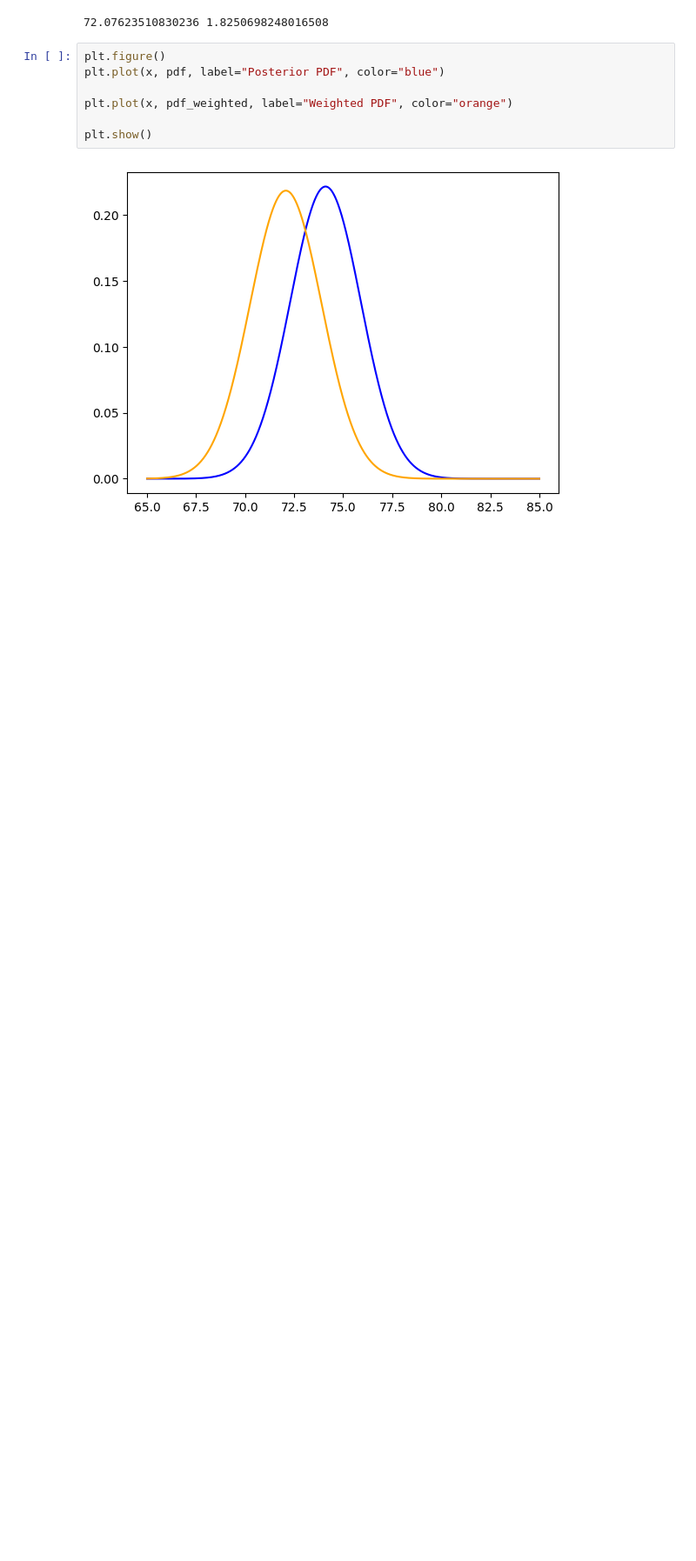
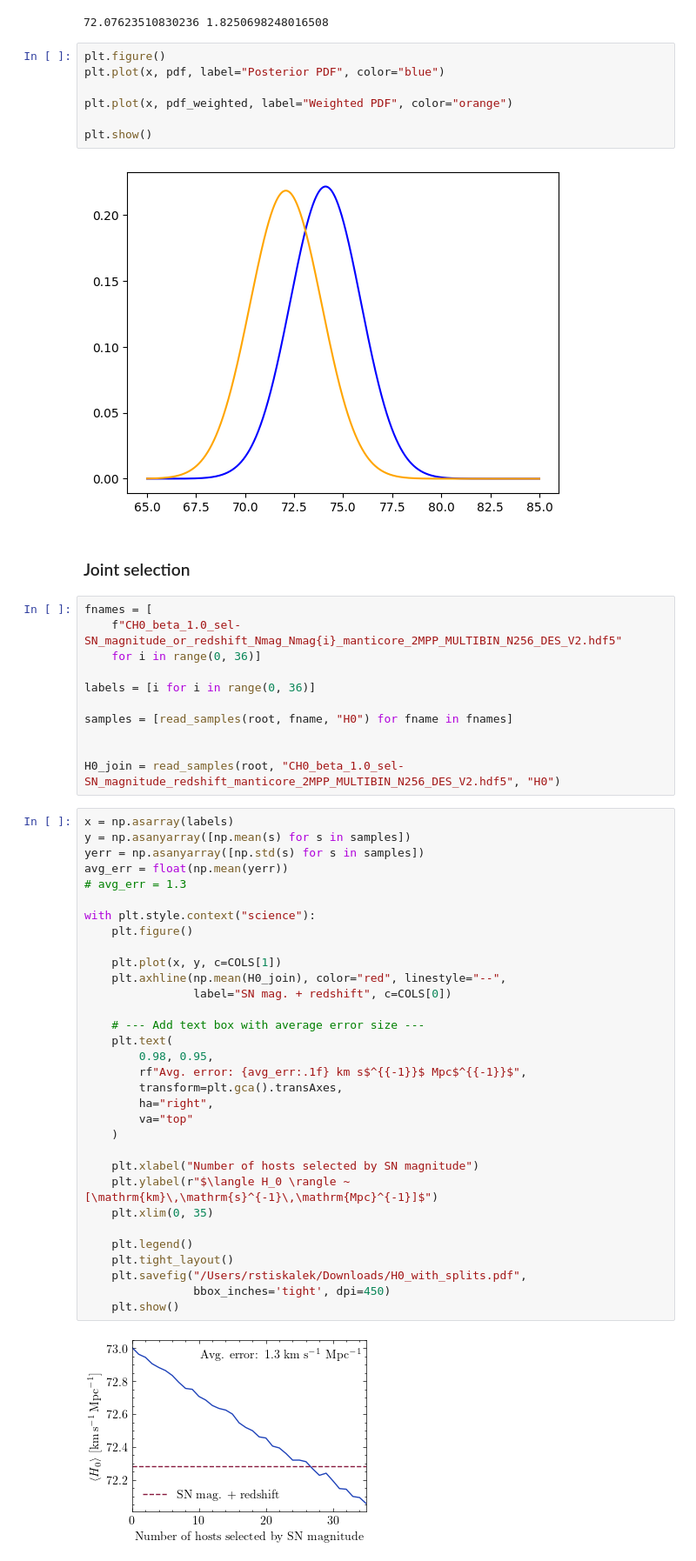
Before and after one commit to Richard-Sti/CANDEL, a Jupyter notebook: notebooks/paper_SH0ES/paper_plots.ipynb, the cells around one changed output. Shown at 87% size. Saved outputs shown, nothing was run; the diff lists cells and outputs as text; blank space fills up the shorter version.

```diff
--- a/notebooks/paper_SH0ES/paper_plots.ipynb
+++ b/notebooks/paper_SH0ES/paper_plots.ipynb
@@ -1381,3 +1385,50 @@ plt.plot(x, pdf_weighted, label="Weighted PDF", color="orange")
 plt.show()
 # %% [output]
 [figure]
+# %% [markdown]
+### Joint selection
+# %%
+fnames = [
+    f"CH0_beta_1.0_sel-SN_magnitude_or_redshift_Nmag_Nmag{i}_manticore_2MPP_MULTIBIN_N256_DES_V2.hdf5"
+    for i in range(0, 36)]
+
+labels = [i for i in range(0, 36)]
+
+samples = [read_samples(root, fname, "H0") for fname in fnames]
+
+
+H0_join = read_samples(root, "CH0_beta_1.0_sel-SN_magnitude_redshift_manticore_2MPP_MULTIBIN_N256_DES_V2.hdf5", "H0")
+# %%
+x = np.asarray(labels)
+y = np.asanyarray([np.mean(s) for s in samples])
+yerr = np.asanyarray([np.std(s) for s in samples])
+avg_err = float(np.mean(yerr))
+# avg_err = 1.3
+
+with plt.style.context("science"):
+    plt.figure()
+
+    plt.plot(x, y, c=COLS[1])
+    plt.axhline(np.mean(H0_join), color="red", linestyle="--",
+                label="SN mag. + redshift", c=COLS[0])
+
+    # --- Add text box with average error size ---
+    plt.text(
+        0.98, 0.95,
+        rf"Avg. error: {avg_err:.1f} km s$^{{-1}}$ Mpc$^{{-1}}$",
+        transform=plt.gca().transAxes,
+        ha="right",
+        va="top"
+    )
+
+    plt.xlabel("Number of hosts selected by SN magnitude")
+    plt.ylabel(r"$\langle H_0 \rangle ~ [\mathrm{km}\,\mathrm{s}^{-1}\,\mathrm{Mpc}^{-1}]$")
+    plt.xlim(0, 35)
+
+    plt.legend()
+    plt.tight_layout()
+    plt.savefig("/Users/rstiskalek/Downloads/H0_with_splits.pdf",
+                bbox_inches='tight', dpi=450)
+    plt.show()
+# %% [output]
+[figure, added]
```
Also changed, not shown: parts of 6 cells of this notebook.
